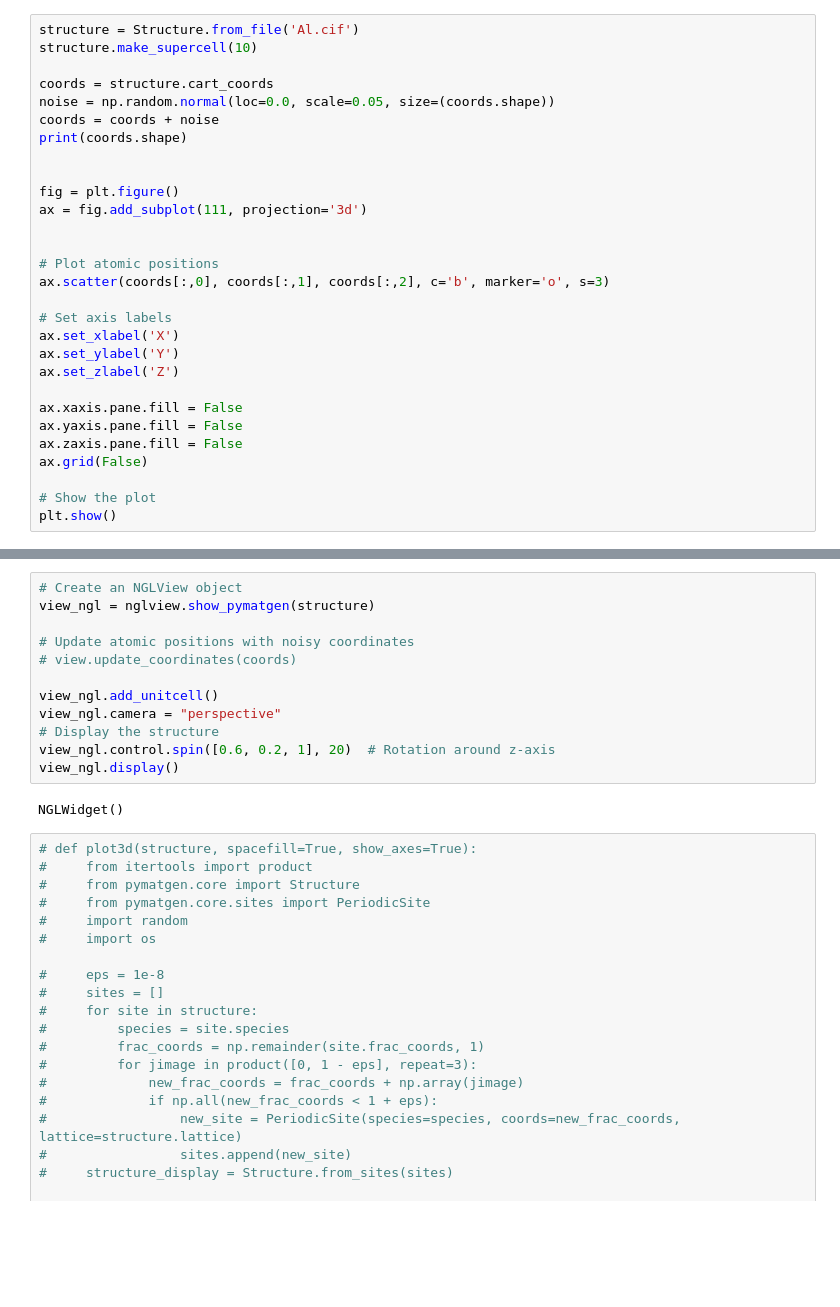
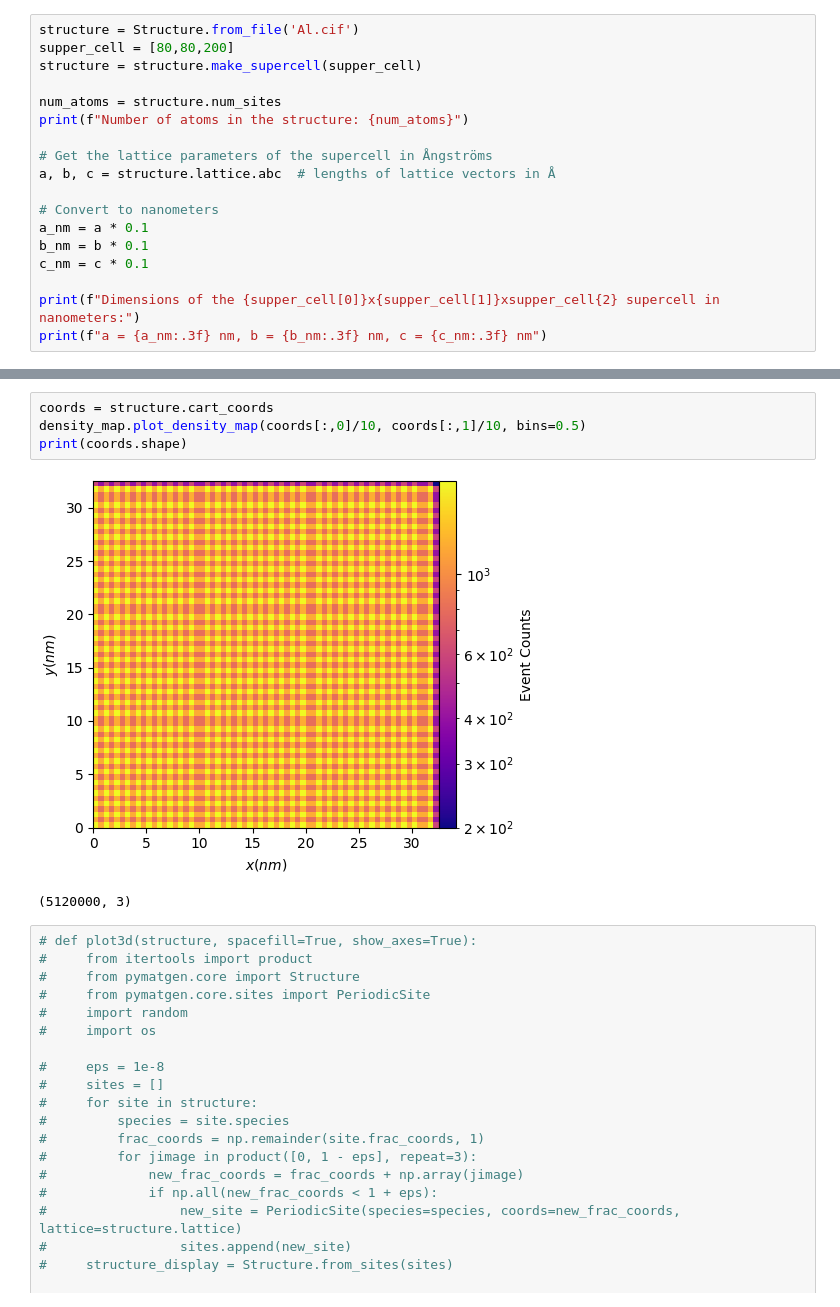
Before and after one commit to mmonajem/pyoxcart, a Jupyter notebook: pyccapt/calibration/tutorials/jupyter_files/sdm_tdf_fft.ipynb, the cells around one changed output, grey strips where cells are left out. Drawn from its saved outputs; the diff is of its cells as text; blank space fills up the shorter version.

```diff
--- a/pyccapt/calibration/tutorials/jupyter_files/sdm_tdf_fft.ipynb
+++ b/pyccapt/calibration/tutorials/jupyter_files/sdm_tdf_fft.ipynb
@@ -59,30 +223,19 @@ plt.show()
 # %%
 structure = Structure.from_file('Al.cif')
-structure.make_supercell(10)
+supper_cell = [80,80,200]
+structure = structure.make_supercell(supper_cell)
 
-coords = structure.cart_coords
-noise = np.random.normal(loc=0.0, scale=0.05, size=(coords.shape))
-coords = coords + noise
-print(coords.shape)
+num_atoms = structure.num_sites
+print(f"Number of atoms in the structure: {num_atoms}")
 
+# Get the lattice parameters of the supercell in Ångströms
+a, b, c = structure.lattice.abc  # lengths of lattice vectors in Å
 
-fig = plt.figure()
-ax = fig.add_subplot(111, projection='3d')
+# Convert to nanometers
+a_nm = a * 0.1
+b_nm = b * 0.1
+c_nm = c * 0.1
 
-
-# Plot atomic positions
-ax.scatter(coords[:,0], coords[:,1], coords[:,2], c='b', marker='o', s=3)
-
-# Set axis labels
-ax.set_xlabel('X')
-ax.set_ylabel('Y')
-ax.set_zlabel('Z')
-
-ax.xaxis.pane.fill = False
-ax.yaxis.pane.fill = False
-ax.zaxis.pane.fill = False
-ax.grid(False)
-
-# Show the plot
-plt.show()
+print(f"Dimensions of the {supper_cell[0]}x{supper_cell[1]}xsupper_cell{2} supercell in nanometers:")
+print(f"a = {a_nm:.3f} nm, b = {b_nm:.3f} nm, c = {c_nm:.3f} nm")
 # %% [output]
@@ -91,17 +245,10 @@ plt.show()
-# %%
-# Create an NGLView object
-view_ngl = nglview.show_pymatgen(structure)
-
-# Update atomic positions with noisy coordinates
-# view.update_coordinates(coords)
-
-view_ngl.add_unitcell()
-view_ngl.camera = "perspective"
-# Display the structure
-view_ngl.control.spin([0.6, 0.2, 1], 20)  # Rotation around z-axis
-view_ngl.display()
-# %% [output]
-NGLWidget()
+# %%
+coords = structure.cart_coords
+density_map.plot_density_map(coords[:,0]/10, coords[:,1]/10, bins=0.5)
+print(coords.shape)
+# %% [output]
+[figure, added]
+(5120000, 3)
 # %%
 # def plot3d(structure, spacefill=True, show_axes=True):
 #     from itertools import product
```
Also changed, not shown: parts of 20 cells of this notebook, 1 other file.
